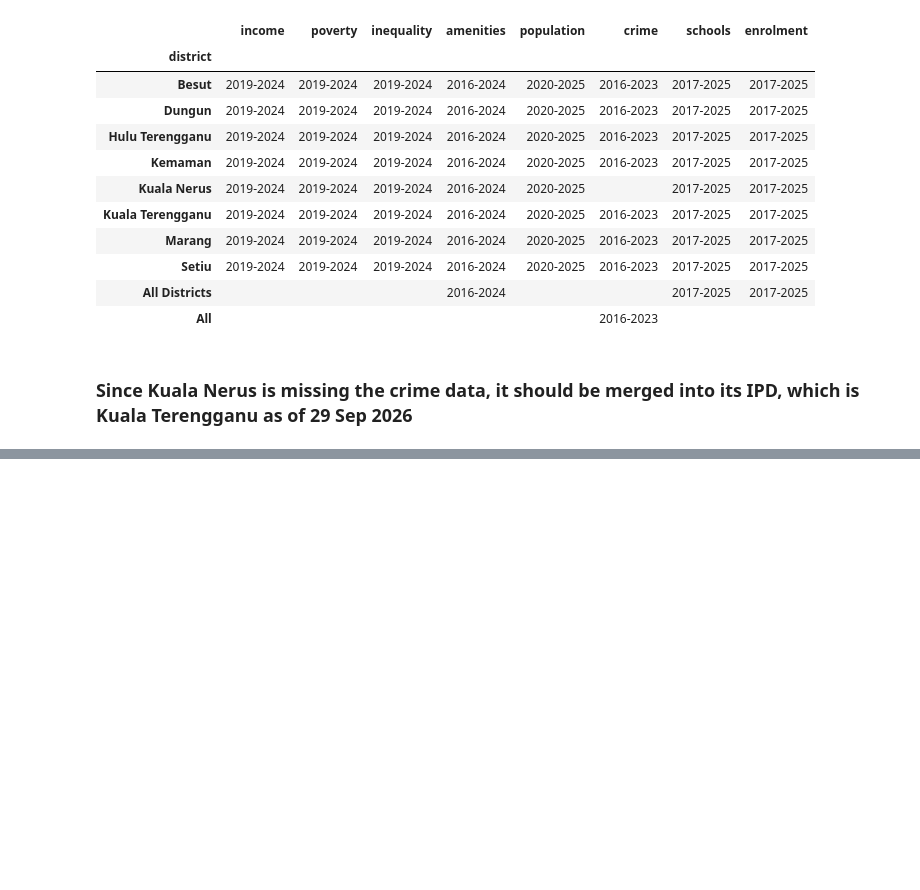
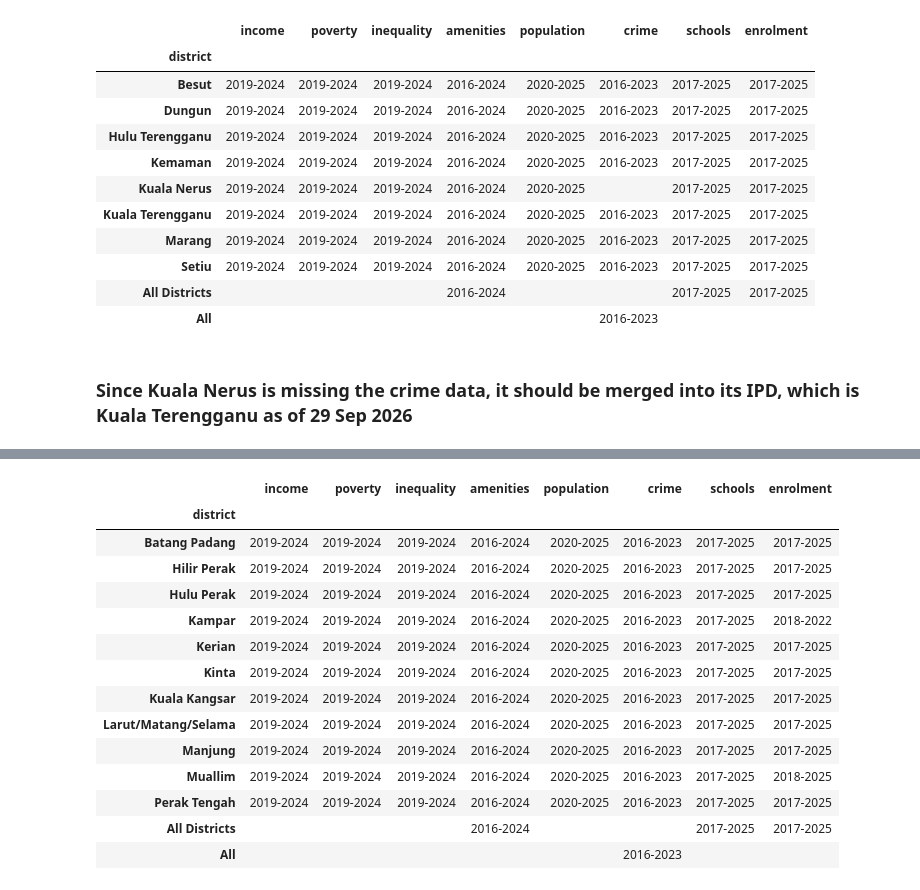
Before and after one commit to rumned/fc-CU5-capstone-project, a Jupyter notebook: previous/project.ipynb, the cells around one changed output, grey strips where cells are left out. Cells and saved outputs as stored; diff of their text form; code cells hidden in the pictures; blank space fills up the shorter version.

```diff
--- a/project.ipynb
+++ b/previous/project.ipynb
@@ -920,0 +1127,12 @@ yrs_w_data.loc['Terengganu']
+# %%
+# ''Kelantan', 'Malaysia',
+#           'Melaka', 'Negeri Sembilan', 'Pahang', 'Perak', 'Perlis',
+#           'Pulau Pinang', 'Sabah', 'Sarawak', 'Selangor',
+#           'Terengganu', 'W.P. Kuala Lumpur', 'W.P. Labuan', 'W.P. Putrajaya'],
+cols = []
+for name, d in dfs.items():
+    g = d.assign(year=d['date'].str[:4]).groupby(['state', 'district'])['year'].agg(['min', 'max'])
+    cols.append((g['min'] + '-' + g['max']).rename(name))
+
+yrs_w_data = pd.concat(cols, axis=1).fillna('')
+yrs_w_data.loc['Negeri Sembilan']
@@ -920,0 +1150,12 @@ yrs_w_data.loc['Terengganu']
+# %%
+# ''Kelantan', 'Malaysia',
+#           'Melaka', 'Negeri Sembilan', 'Pahang', 'Perak', 'Perlis',
+#           'Pulau Pinang', 'Sabah', 'Sarawak', 'Selangor',
+#           'Terengganu', 'W.P. Kuala Lumpur', 'W.P. Labuan', 'W.P. Putrajaya'],
+cols = []
+for name, d in dfs.items():
+    g = d.assign(year=d['date'].str[:4]).groupby(['state', 'district'])['year'].agg(['min', 'max'])
+    cols.append((g['min'] + '-' + g['max']).rename(name))
+
+yrs_w_data = pd.concat(cols, axis=1).fillna('')
+yrs_w_data.loc['Pahang']
@@ -920,0 +1178,28 @@ yrs_w_data.loc['Terengganu']
+# %%
+# ''Kelantan', 'Malaysia',
+#           'Melaka', 'Negeri Sembilan', 'Pahang', 'Perak', 'Perlis',
+#           'Pulau Pinang', 'Sabah', 'Sarawak', 'Selangor',
+#           'Terengganu', 'W.P. Kuala Lumpur', 'W.P. Labuan', 'W.P. Putrajaya'],
+cols = []
+for name, d in dfs.items():
+    g = d.assign(year=d['date'].str[:4]).groupby(['state', 'district'])['year'].agg(['min', 'max'])
+    cols.append((g['min'] + '-' + g['max']).rename(name))
+
+yrs_w_data = pd.concat(cols, axis=1).fillna('')
+yrs_w_data.loc['Perak']
+# %% [output]
+|  | income | poverty | inequality | amenities | population | crime | schools | enrolment |
+| district |  |  |  |  |  |  |  |  |
+| Batang Padang | 2019-2024 | 2019-2024 | 2019-2024 | 2016-2024 | 2020-2025 | 2016-2023 | 2017-2025 | 2017-2025 |
+| Hilir Perak | 2019-2024 | 2019-2024 | 2019-2024 | 2016-2024 | 2020-2025 | 2016-2023 | 2017-2025 | 2017-2025 |
+| Hulu Perak | 2019-2024 | 2019-2024 | 2019-2024 | 2016-2024 | 2020-2025 | 2016-2023 | 2017-2025 | 2017-2025 |
+| Kampar | 2019-2024 | 2019-2024 | 2019-2024 | 2016-2024 | 2020-2025 | 2016-2023 | 2017-2025 | 2018-2022 |
+| Kerian | 2019-2024 | 2019-2024 | 2019-2024 | 2016-2024 | 2020-2025 | 2016-2023 | 2017-2025 | 2017-2025 |
+| Kinta | 2019-2024 | 2019-2024 | 2019-2024 | 2016-2024 | 2020-2025 | 2016-2023 | 2017-2025 | 2017-2025 |
+| Kuala Kangsar | 2019-2024 | 2019-2024 | 2019-2024 | 2016-2024 | 2020-2025 | 2016-2023 | 2017-2025 | 2017-2025 |
+| Larut/Matang/Selama | 2019-2024 | 2019-2024 | 2019-2024 | 2016-2024 | 2020-2025 | 2016-2023 | 2017-2025 | 2017-2025 |
+| Manjung | 2019-2024 | 2019-2024 | 2019-2024 | 2016-2024 | 2020-2025 | 2016-2023 | 2017-2025 | 2017-2025 |
+| Muallim | 2019-2024 | 2019-2024 | 2019-2024 | 2016-2024 | 2020-2025 | 2016-2023 | 2017-2025 | 2018-2025 |
+| Perak Tengah | 2019-2024 | 2019-2024 | 2019-2024 | 2016-2024 | 2020-2025 | 2016-2023 | 2017-2025 | 2017-2025 |
+| All Districts |  |  |  | 2016-2024 |  |  | 2017-2025 | 2017-2025 |
+| All |  |  |  |  |  | 2016-2023 |  |  |
```
Also changed, not shown: parts of 22 cells of this notebook, 9 other files.
